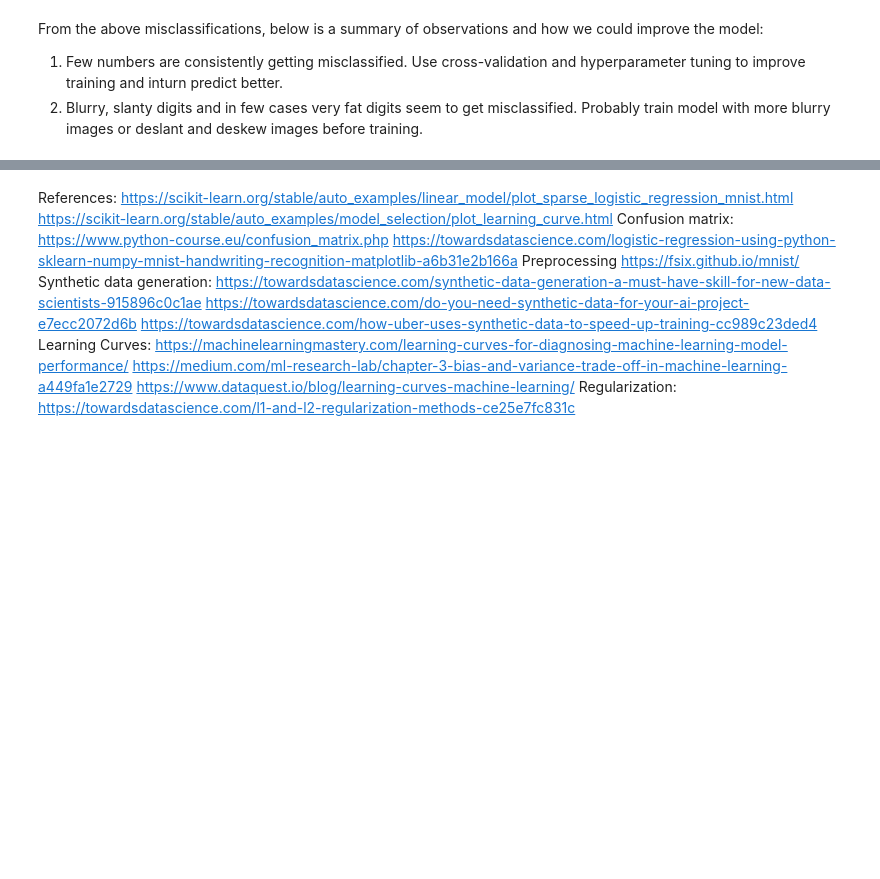
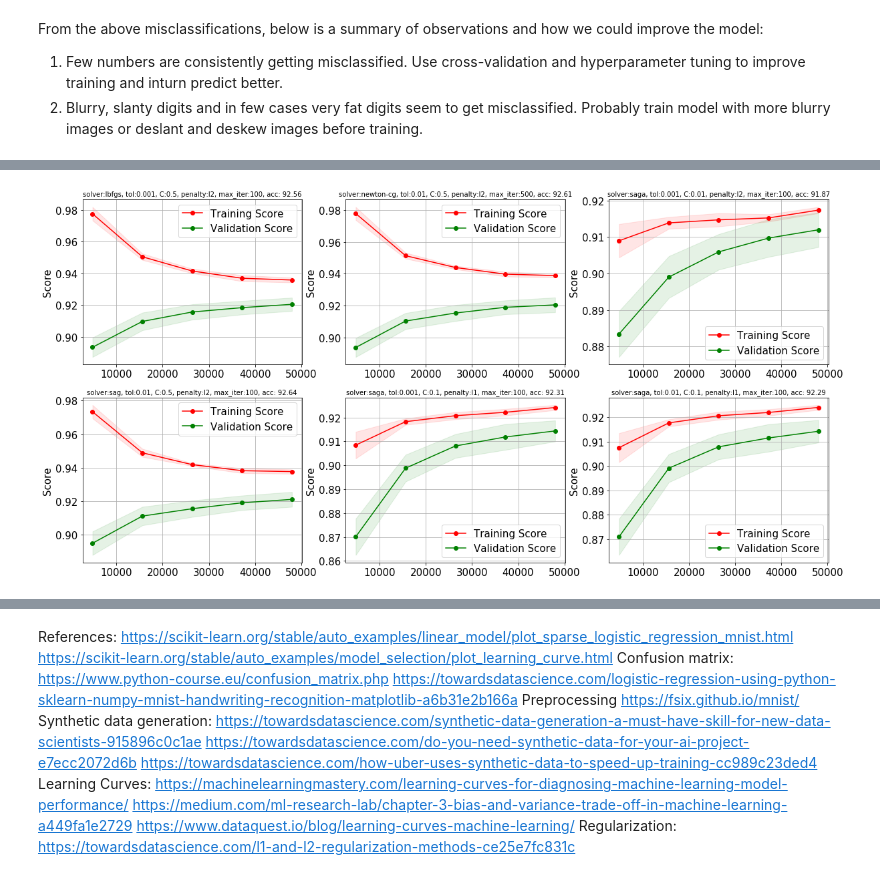
Before and after one commit to vandana-iyer/MNIST-playground, a Jupyter notebook: Linear Classifiers/01_MNIST_LogisticRegression.ipynb, the cells around one changed output, grey strips where cells are left out. Cells and saved outputs as stored; diff of their text form; code cells hidden in the pictures; blank space fills up the shorter version.

```diff
--- a/Linear Classifiers/01_MNIST_LogisticRegression.ipynb
+++ b/Linear Classifiers/01_MNIST_LogisticRegression.ipynb
@@ -759,0 +803,34 @@ for i, title in enumerate(titles):
+# %%
+# Return mean and std for given parameters
+def get_mean_and_std(train_scores, validation_scores, fit_times):
+    train_scores_mean = np.mean(train_scores, axis=1)
+    train_scores_std = np.std(train_scores, axis=1)
+    validation_scores_mean = np.mean(validation_scores, axis=1)
+    validation_scores_std = np.std(validation_scores, axis=1)
+    fit_times_mean = np.mean(fit_times, axis=1)
+    fit_times_std = np.std(fit_times, axis=1)
+
+    # To-do: Wrap the result into an object
+    return train_scores_mean, train_scores_std, validation_scores_mean, validation_scores_std, fit_times_mean, fit_times_std
+# %%
+# Plot validation curves for each cross-validation set
+
+plt.figure(figsize=(20, 10))
+plt.rcParams.update({'font.size': 15})
+
+for i, params in enumerate(param_list):
+    train_sizes = train_sizes_list[i]
+
+    train_scores_mean, train_scores_std, validation_scores_mean, \
+    validation_scores_std, fit_times_mean, fit_times_std = get_mean_and_std(train_scores_list[i],
+                                                                             validation_scores_list[i],
+                                                                             fit_times_list[i])
+    # score_times_mean = np.mean(score_times_list[i], axis=1)
+
+    plt.subplot(2, 3, i + 1)
+    title = f"solver:{params['solver']}, tol:{(params['tol'])}, C:{params['c']}, penalty:{params['penalty']}, max_iter:{params['max_iter']}, acc: {params['acc']}"
+
+    plt.title(title, fontsize=10)
+    plot_learning_curve(train_sizes, train_scores_mean, train_scores_std, validation_scores_mean, validation_scores_std)
+# %% [output]
+[figure, added]
```
Also changed, not shown: parts of 51 cells of this notebook.
